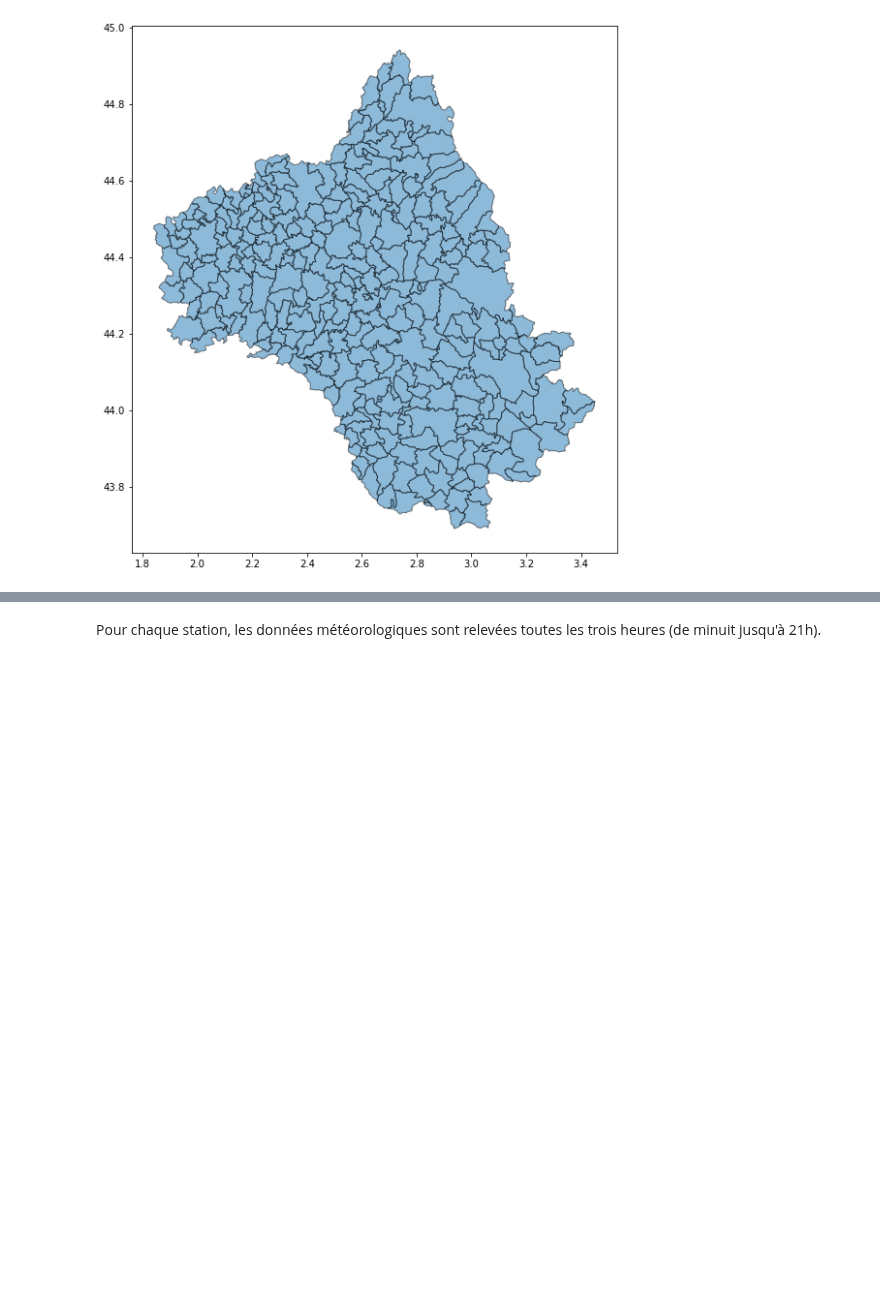
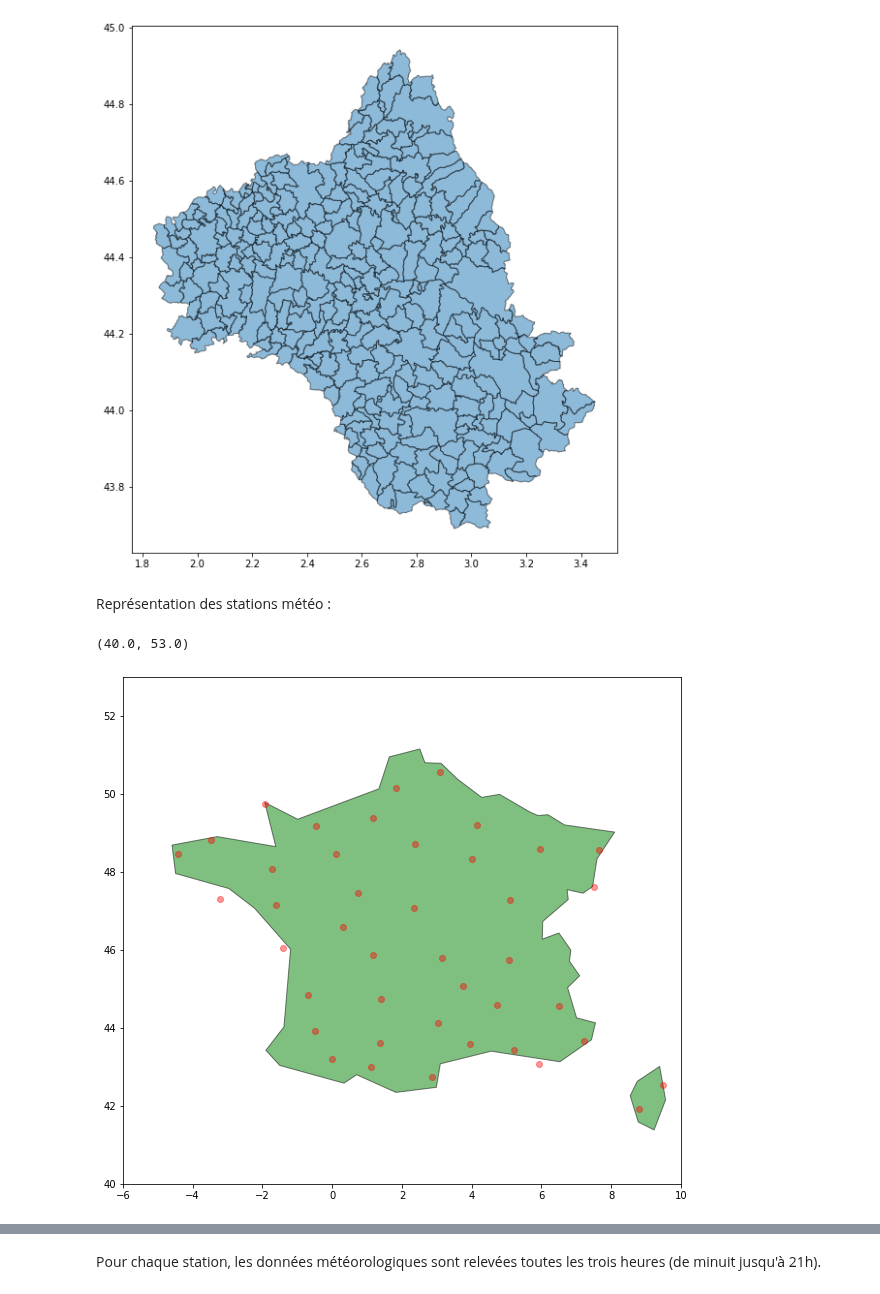
Before and after one commit to Theo-Clavel/feux_de_foret, a Jupyter notebook: main.ipynb, the cells around one changed output, grey strips where cells are left out. Saved outputs shown, nothing was run; the diff lists cells and outputs as text; code cells hidden in the pictures; blank space fills up the shorter version.

```diff
--- a/main.ipynb
+++ b/main.ipynb
@@ -382,3 +380,14 @@ av
 # %% [output]
 <AxesSubplot:>
 [figure]
+# %% [markdown]
+Représentation des stations météo :
+# %%
+world = gpd.read_file(gpd.datasets.get_path('naturalearth_lowres'))
+ax = stations_geo.plot(figsize = (10,10), color = 'red', alpha = 0.4, zorder = 2)
+fr = world[world.name == 'France'].plot(ax = ax, figsize=(10, 10), color = 'green', alpha=0.5, edgecolor='k', zorder = 1)
+fr.set_xlim(-6, 10)
+fr.set_ylim(40, 53)
+# %% [output]
+(40.0, 53.0)
+[figure, added]
```
Also changed, not shown: parts of 3 cells of this notebook.
